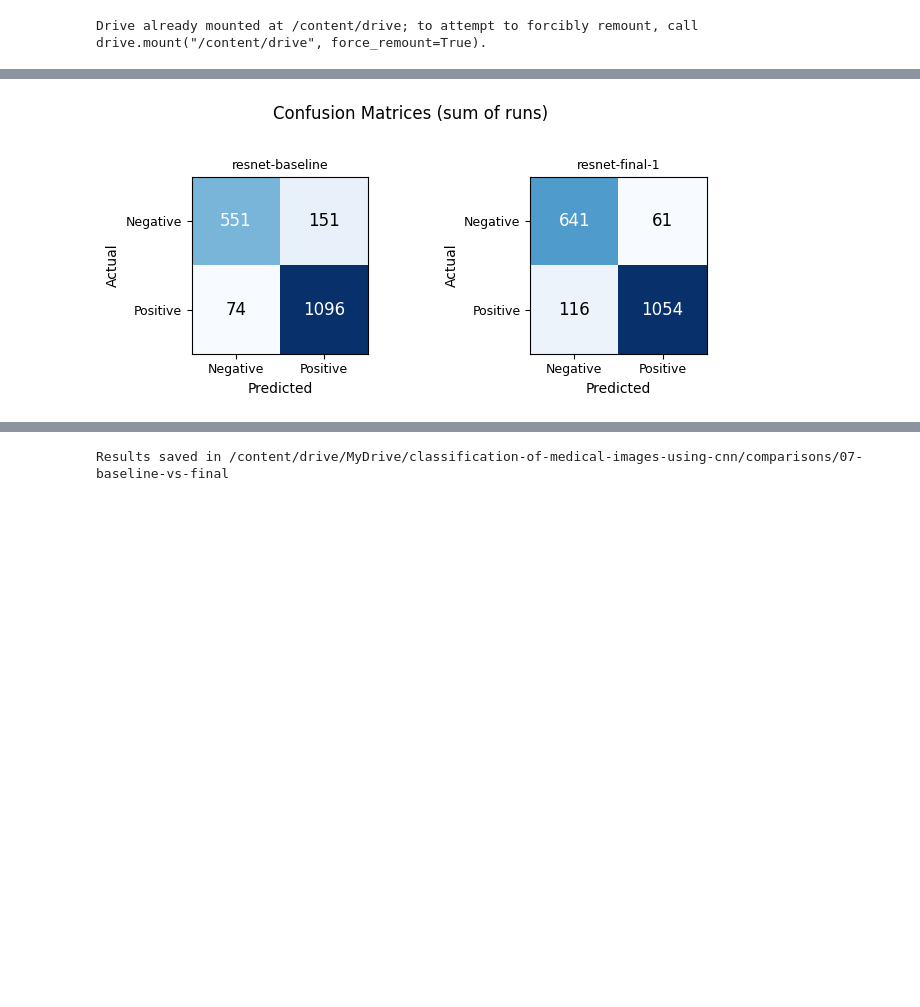
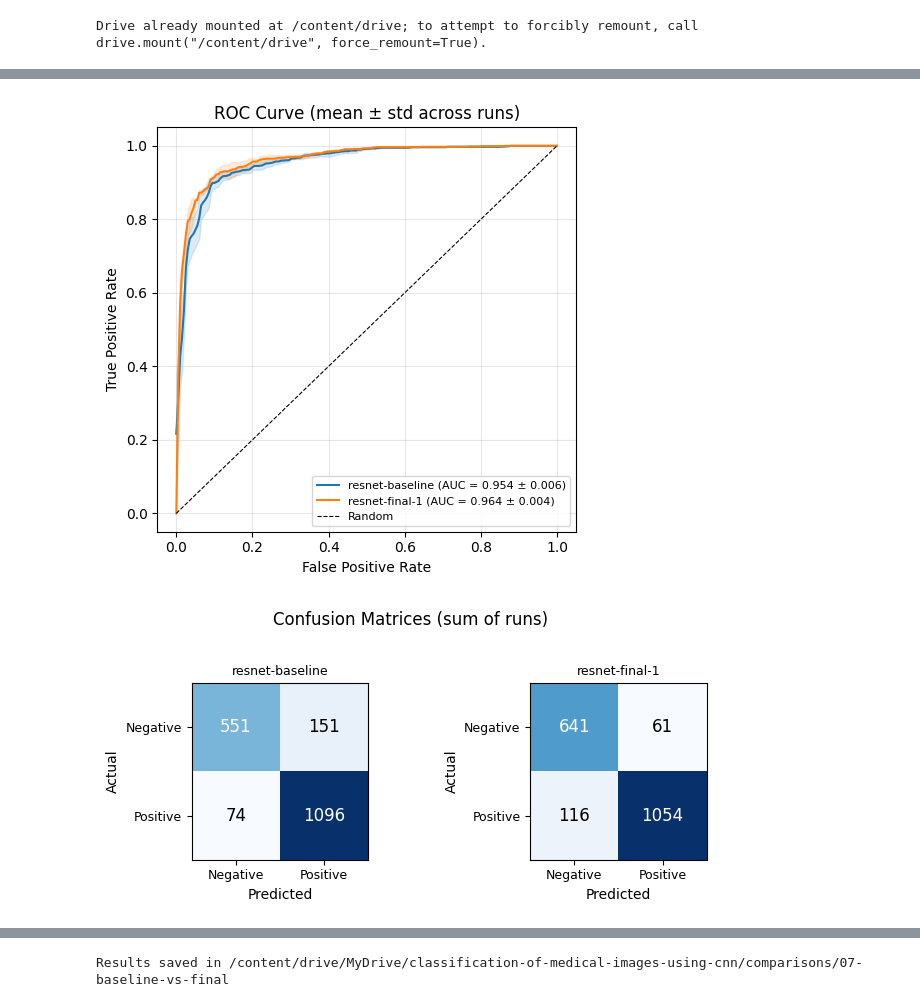
Before and after one commit to amartinsmg/classification-of-medical-images-using-cnn, a Jupyter notebook: notebooks/analyses/07_final_models.ipynb, the cells around one changed output, grey strips where cells are left out. Drawn from its saved outputs; the diff is of its cells as text; code cells hidden in the pictures; blank space fills up the shorter version.

```diff
--- a/notebooks/analyses/07_final_models.ipynb
+++ b/notebooks/analyses/07_final_models.ipynb
@@ -42,16 +42,18 @@ display(metrics)
 | resnet-baseline | 0.879808 | 0.024234 | 0.885167 | 0.056200 | 0.936752 | 0.042306 | 0.907570 | ... |
 | resnet-final-1 | 0.905449 | 0.002266 | 0.945295 | 0.002470 | 0.900855 | 0.001209 | 0.922539 | ... |
 # %%
-from src.analyses import plot_confusion_matrices
+from src.analyses import plot_roc_curves, plot_confusion_matrices
 import matplotlib.pyplot as plt
 
 resnet_exps = [exp for exp in experiments if exp.get("name").startswith("resnet")]
 
-fig = plot_confusion_matrices(resnet_exps)
+fig_roc = plot_roc_curves(resnet_exps)
+fig_cm = plot_confusion_matrices(resnet_exps)
 
 plt.show()
 # %% [output]
-[figure, old version]
+[figure, new version]
+[figure, added]
 # %%
 densenet_exps = [exp for exp in experiments if exp.get("name").startswith("densenet")]
 
```
Also changed, not shown: parts of 2 cells of this notebook.
